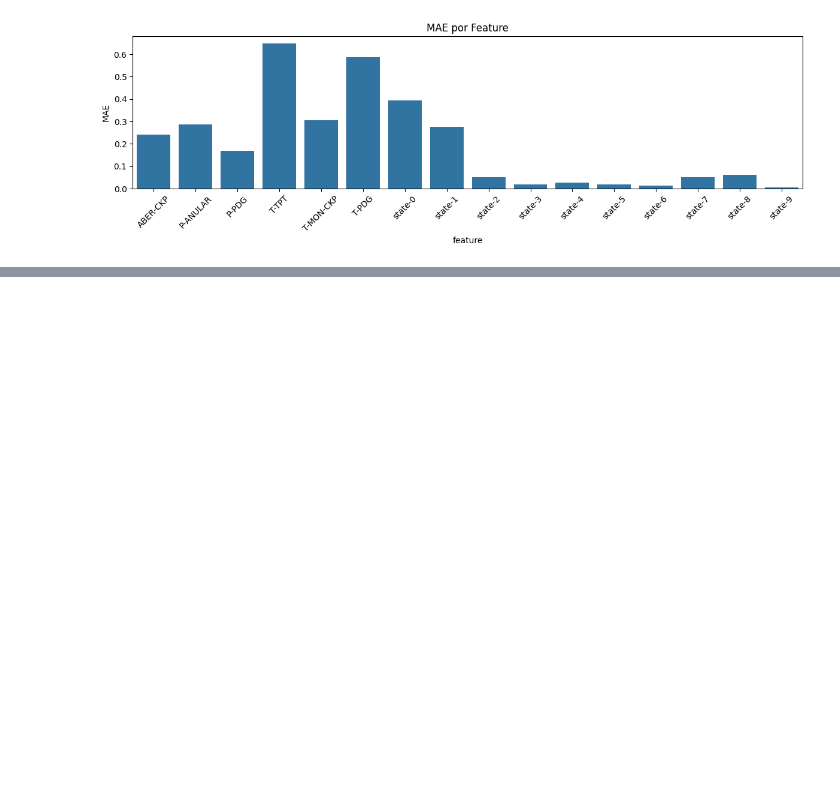
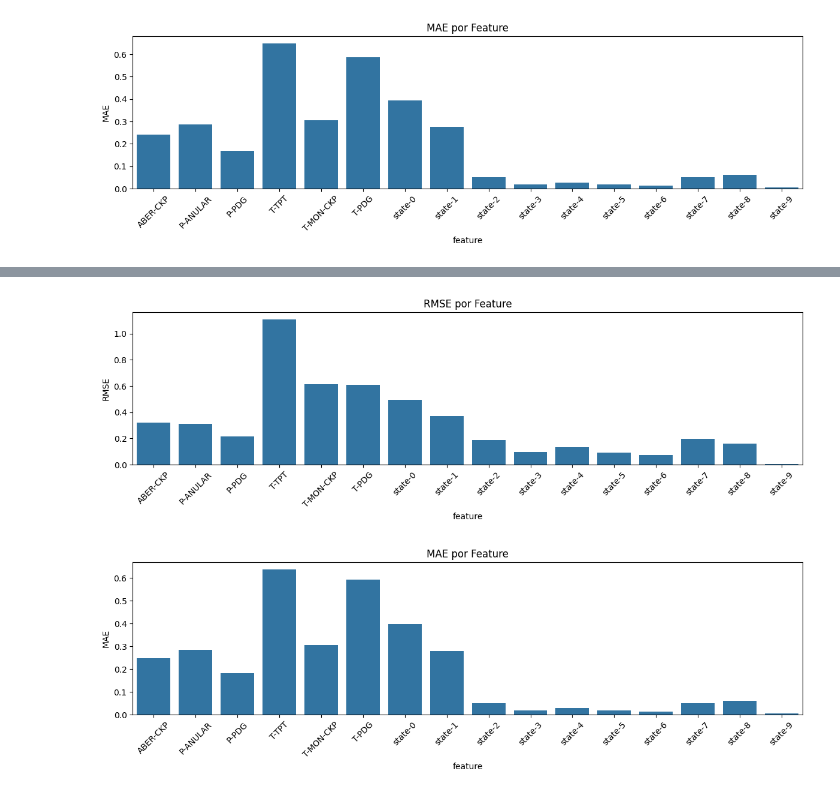
Before and after one commit to natmourajr/CPE883-2025-02, a Jupyter notebook: experiments/3W/tsdiffusion/3w_v2.ipynb, the cells around one changed output, grey strips where cells are left out. Drawn from its saved outputs; the diff is of its cells as text; code cells hidden in the pictures; blank space fills up the shorter version.

```diff
--- a/experiments/3W/tsdiffusion/3w_v2.ipynb
+++ b/experiments/3W/tsdiffusion/3w_v2.ipynb
@@ -98,0 +102,16 @@ ts_diffusion.plot_metrics_matplotlib(metrics)
+# %%
+%matplotlib inline
+ts_diffusion = ts_diffusion.to(device=torch.device('cuda'))
+metrics = ts_diffusion.evaluate_datasets(
+    test_datasets=1,
+    window_size=15,
+    batch_size=1000,
+    missing_frac=0.3,     # igual ao seu test_impute
+    sampling_steps=50
+)
+
+# 2) Plota
+ts_diffusion.plot_metrics_matplotlib(metrics)
+# %% [output]
+[figure, added]
+[figure, added]
```
Also changed, not shown: parts of 2 cells of this notebook, 10 other files.
